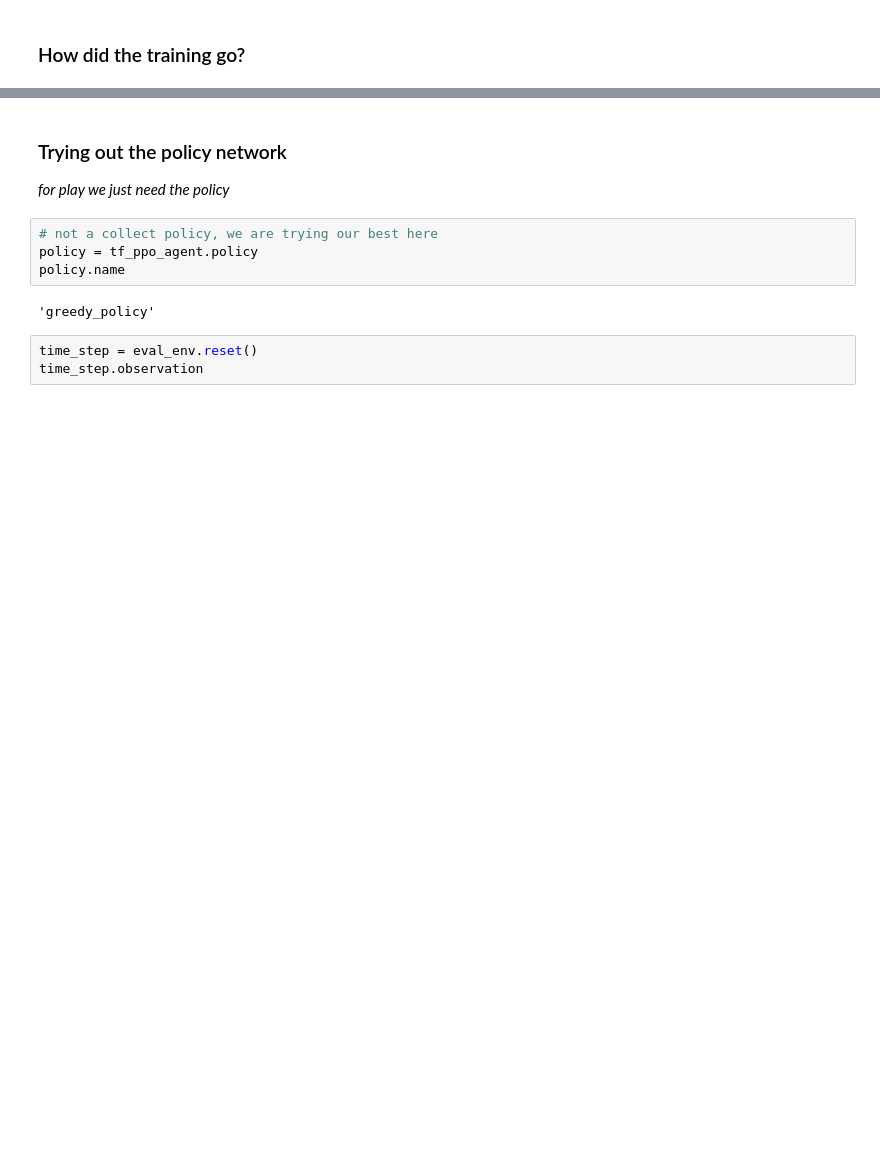
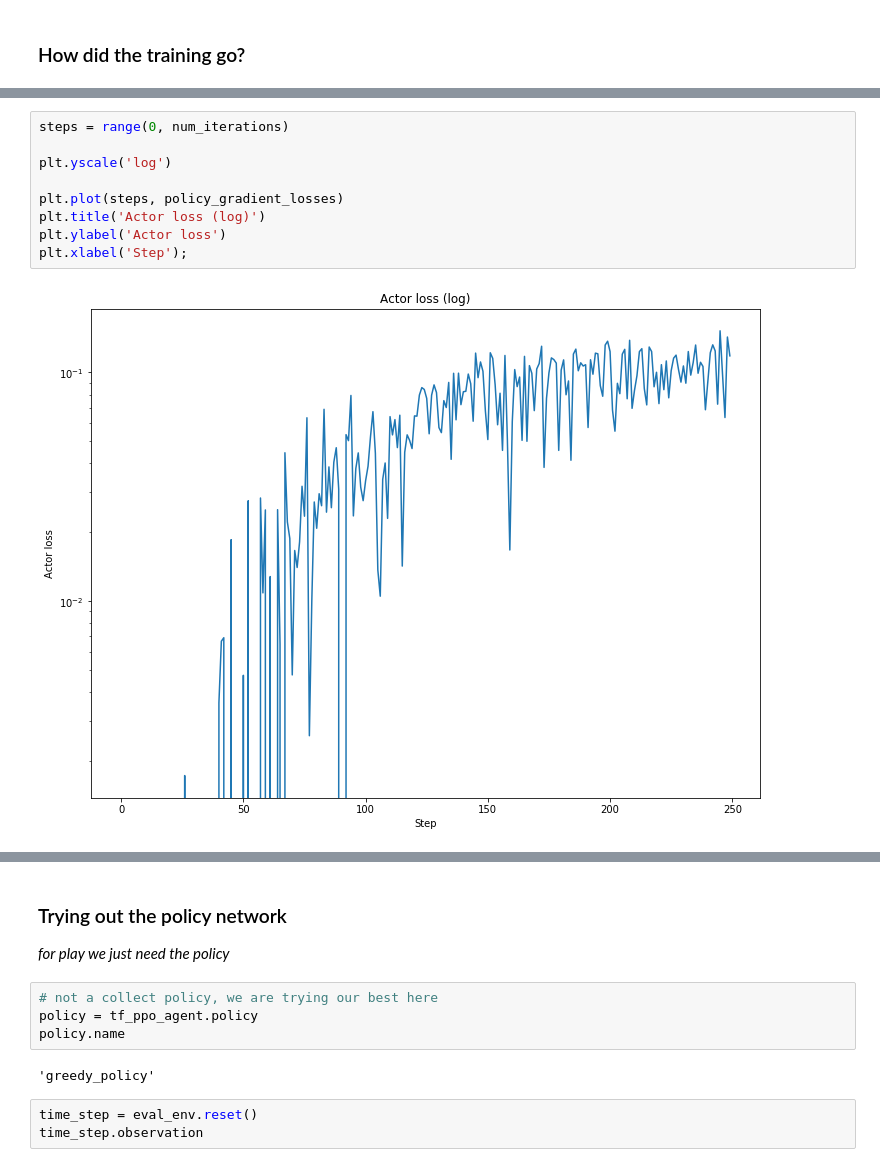
Before and after one commit to christianhidber/easyagents, a Jupyter notebook: jupyter_notebooks/tf_agents_orso_talk.ipynb, the cells around one changed output, grey strips where cells are left out. Saved outputs shown, nothing was run; the diff lists cells and outputs as text; blank space fills up the shorter version.

```diff
--- a/jupyter_notebooks/tf_agents_orso_talk.ipynb
+++ b/jupyter_notebooks/tf_agents_orso_talk.ipynb
@@ -637,0 +650,11 @@ plt.xlabel('Step');
+# %%
+steps = range(0, num_iterations)
+
+plt.yscale('log')
+
+plt.plot(steps, policy_gradient_losses)
+plt.title('Actor loss (log)')
+plt.ylabel('Actor loss')
+plt.xlabel('Step');
+# %% [output]
+[figure, added]
```
Also changed, not shown: parts of 16 cells of this notebook.
